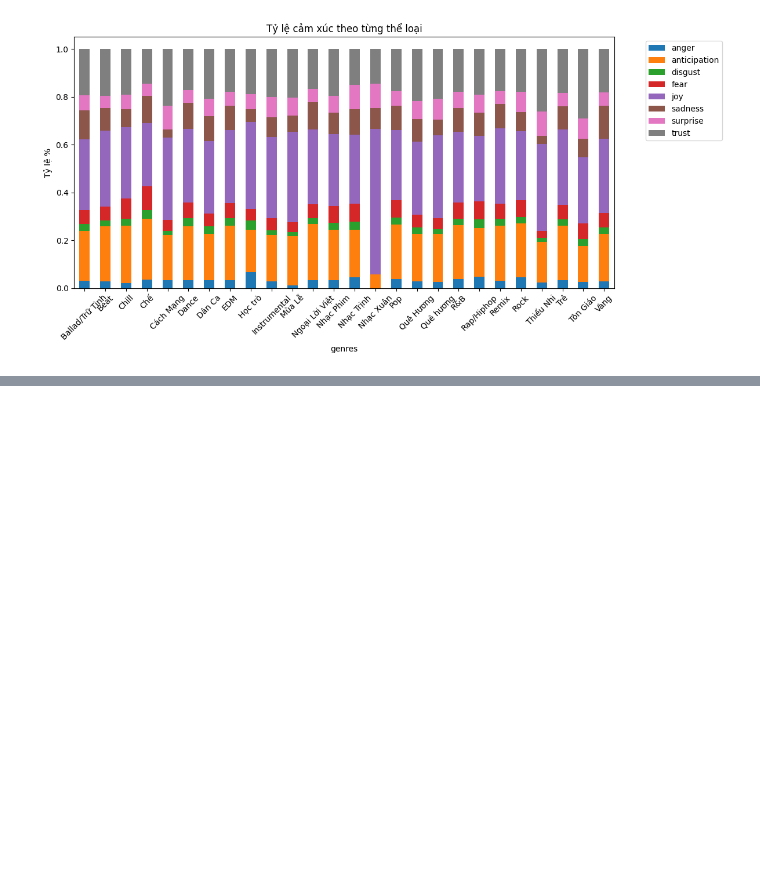
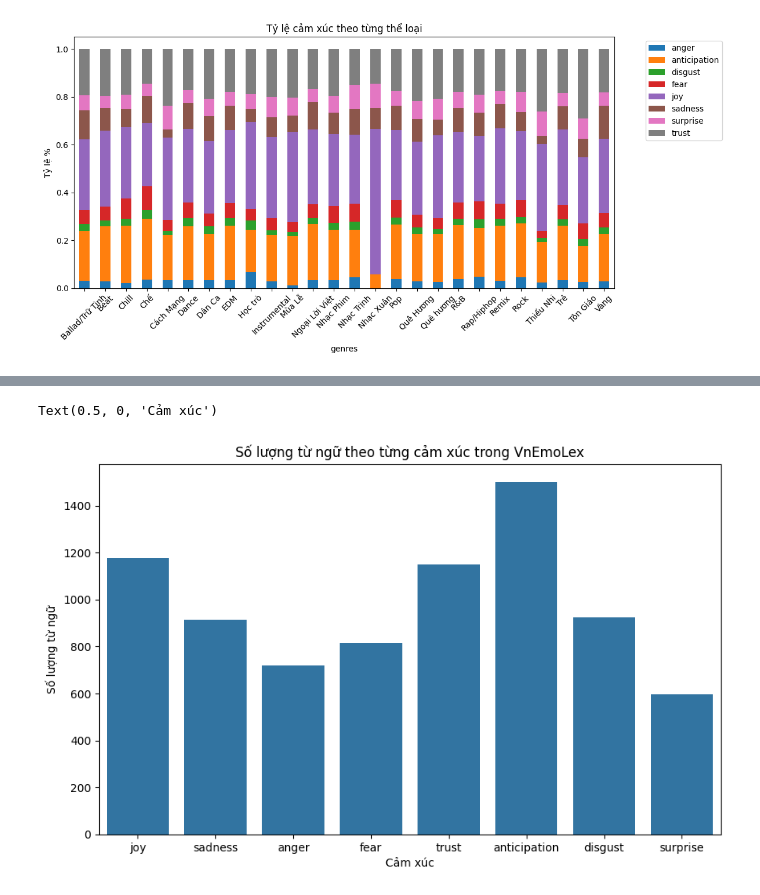
Before and after one commit to kunnic/song-corpus, a Jupyter notebook: lexicon.ipynb, the cells around one changed output, grey strips where cells are left out. Cells and saved outputs as stored; diff of their text form; code cells hidden in the pictures; blank space fills up the shorter version.

```diff
--- a/lexicon.ipynb
+++ b/lexicon.ipynb
@@ -277,0 +265,22 @@ plt.show()
+# %%
+# Count words that have each emotion (a word can be counted for multiple emotions)
+# e.g., if a word has joy=1 and sadness=1, it's counted in both
+
+emotions = ['joy', 'sadness', 'anger', 'fear', 'trust', 'anticipation', 'disgust', 'surprise']
+
+df = lexicon._load_dataframe()
+word_counts = {emotion: df[emotion].sum() for emotion in emotions}
+word_counts_df = pd.DataFrame(list(word_counts.items()), columns=['Emotion', 'Word Count'])
+
+plt.figure(figsize=(10, 6))
+sns.barplot(
+    x='Emotion',
+    y='Word Count',
+    data=word_counts_df
+)
+plt.title('Số lượng từ ngữ theo từng cảm xúc trong VnEmoLex')
+plt.ylabel('Số lượng từ ngữ')
+plt.xlabel('Cảm xúc')
+# %% [output]
+Text(0.5, 0, 'Cảm xúc')
+[figure, added]
```
Also changed, not shown: parts of 5 cells of this notebook, 2 other files.
